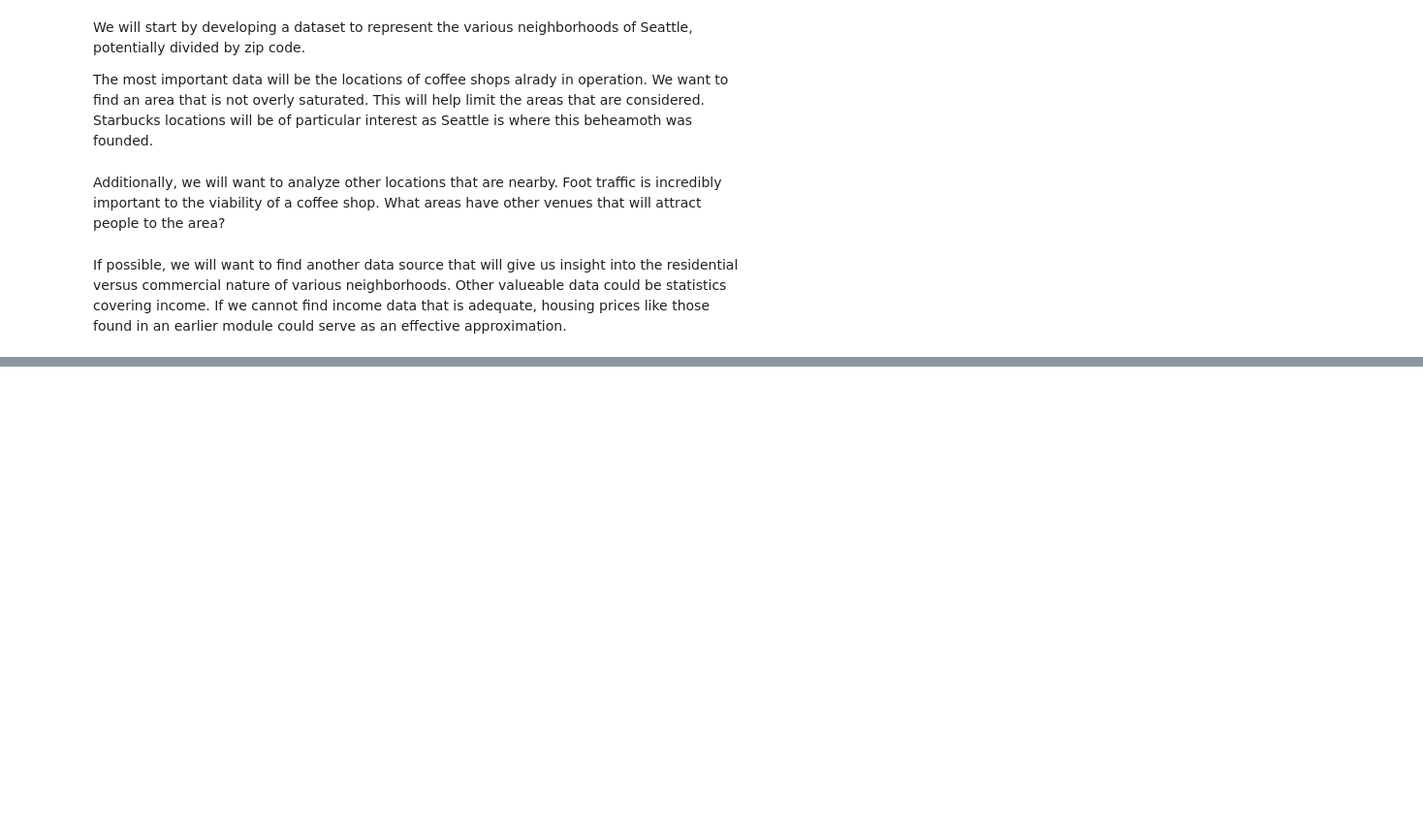
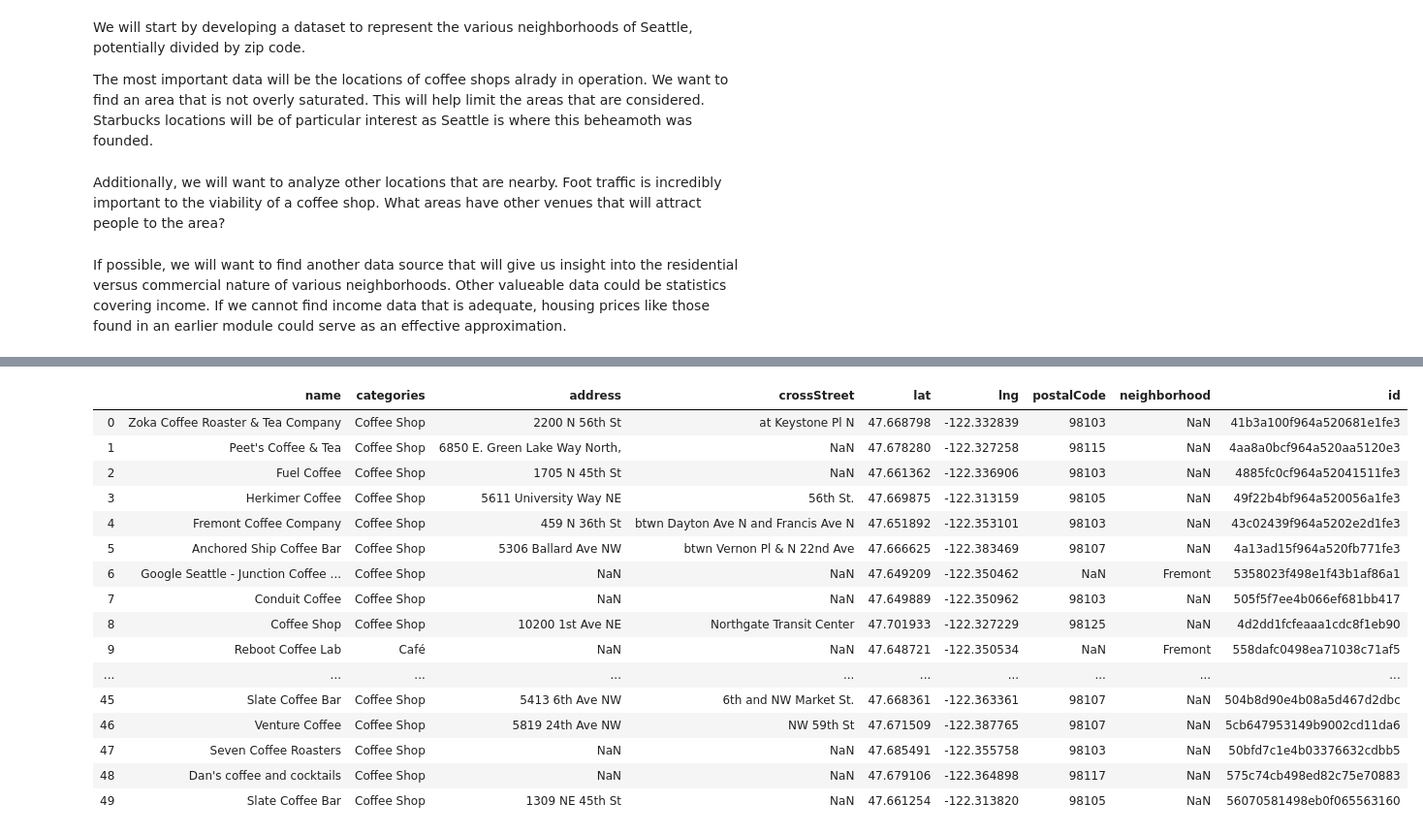
Before and after one commit to garciaalex335/CourseraCapstone, a Jupyter notebook: SeattleCoffee.ipynb, the cells around one changed output, grey strips where cells are left out. Shown at 97% size. Cells and saved outputs as stored; diff of their text form; code cells hidden in the pictures; blank space fills up the shorter version.

```diff
--- a/SeattleCoffee.ipynb
+++ b/SeattleCoffee.ipynb
@@ -18,0 +213,3 @@ If possible, we will want to find another data source that will give us insight
+# %%
+results = requests.get(url).json()
+results
@@ -18,0 +303,22 @@ If possible, we will want to find another data source that will give us insight
+# %%
+coffeeframe_filtered.drop([ 'labeledLatLngs','distance','cc','city','state','country','formattedAddress'],axis=1, inplace= True)
+# %%
+coffeeframe_filtered
+# %% [output]
+|  | name | categories | address | crossStreet | lat | lng | postalCode | neighborhood | id |
+| 0 | Zoka Coffee Roaster & Tea Company | Coffee Shop | 2200 N 56th St | at Keystone Pl N | 47.668798 | -122.332839 | 98103 | NaN | 41b3a100f964a520681e1fe3 |
+| 1 | Peet's Coffee & Tea | Coffee Shop | 6850 E. Green Lake Way North, | NaN | 47.678280 | -122.327258 | 98115 | NaN | 4aa8a0bcf964a520aa5120e3 |
+| 2 | Fuel Coffee | Coffee Shop | 1705 N 45th St | NaN | 47.661362 | -122.336906 | 98103 | NaN | 4885fc0cf964a52041511fe3 |
+| 3 | Herkimer Coffee | Coffee Shop | 5611 University Way NE | 56th St. | 47.669875 | -122.313159 | 98105 | NaN | 49f22b4bf964a520056a1fe3 |
+| 4 | Fremont Coffee Company | Coffee Shop | 459 N 36th St | btwn Dayton Ave N and Francis Ave N | 47.651892 | -122.353101 | 98103 | NaN | 43c02439f964a5202e2d1fe3 |
+| 5 | Anchored Ship Coffee Bar | Coffee Shop | 5306 Ballard Ave NW | btwn Vernon Pl & N 22nd Ave | 47.666625 | -122.383469 | 98107 | NaN | 4a13ad15f964a520fb771fe3 |
+| 6 | Google Seattle - Junction Coffee ... | Coffee Shop | NaN | NaN | 47.649209 | -122.350462 | NaN | Fremont | 5358023f498e1f43b1af86a1 |
+| 7 | Conduit Coffee | Coffee Shop | NaN | NaN | 47.649889 | -122.350962 | 98103 | NaN | 505f5f7ee4b066ef681bb417 |
+| 8 | Coffee Shop | Coffee Shop | 10200 1st Ave NE | Northgate Transit Center | 47.701933 | -122.327229 | 98125 | NaN | 4d2dd1fcfeaaa1cdc8f1eb90 |
+| 9 | Reboot Coffee Lab | Café | NaN | NaN | 47.648721 | -122.350534 | NaN | Fremont | 558dafc0498ea71038c71af5 |
+| ... | ... | ... | ... | ... | ... | ... | ... | ... | ... |
+| 45 | Slate Coffee Bar | Coffee Shop | 5413 6th Ave NW | 6th and NW Market St. | 47.668361 | -122.363361 | 98107 | NaN | 504b8d90e4b08a5d467d2dbc |
+| 46 | Venture Coffee | Coffee Shop | 5819 24th Ave NW | NW 59th St | 47.671509 | -122.387765 | 98107 | NaN | 5cb647953149b9002cd11da6 |
+| 47 | Seven Coffee Roasters | Coffee Shop | NaN | NaN | 47.685491 | -122.355758 | 98103 | NaN | 50bfd7c1e4b03376632cdbb5 |
+| 48 | Dan's coffee and cocktails | Coffee Shop | NaN | NaN | 47.679106 | -122.364898 | 98117 | NaN | 575c74cb498ed82c75e70883 |
+| 49 | Slate Coffee Bar | Coffee Shop | 1309 NE 45th St | NaN | 47.661254 | -122.313820 | 98105 | NaN | 56070581498eb0f065563160 |
```
Also changed, not shown: parts of 107 cells of this notebook.
